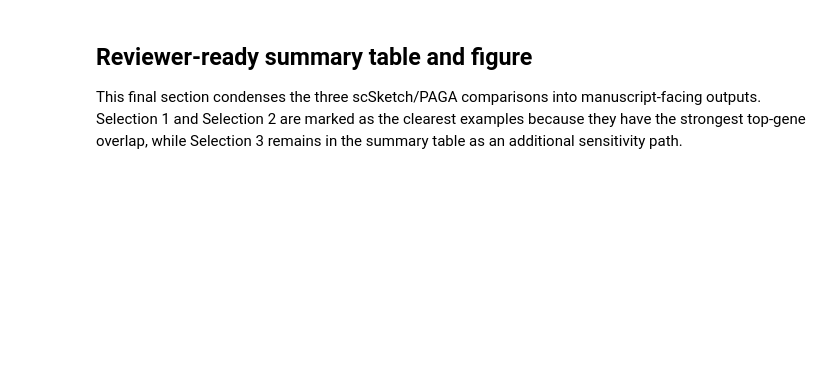
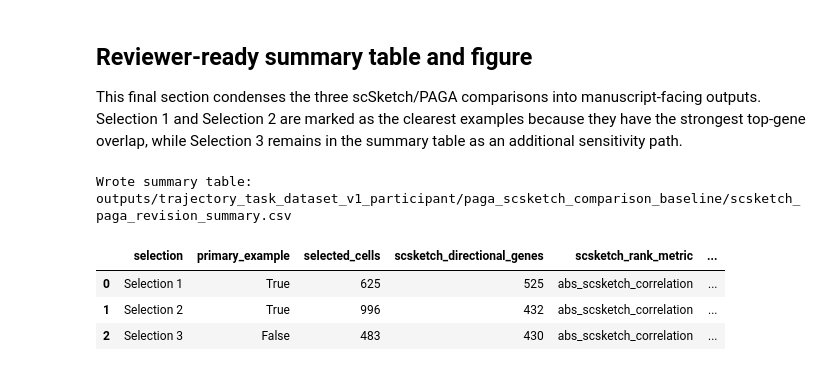
Before and after one commit to colabobio/scsketch, a Jupyter notebook: Manuscript/revision_analyses/paga_scsketch_comparison_baseline.ipynb, the cells around one changed output. Saved outputs shown, nothing was run; the diff lists cells and outputs as text; code cells hidden in the pictures; blank space fills up the shorter version.

```diff
--- a/Manuscript/revision_analyses/paga_scsketch_comparison_baseline.ipynb
+++ b/Manuscript/revision_analyses/paga_scsketch_comparison_baseline.ipynb
@@ -915,60 +1064,67 @@ This final section condenses the three scSketch/PAGA comparisons into manuscript
 SUMMARY_TOP_N = [25, 50, 100, 200]      #sets the top-N overlap cutoffs to report, and labels Selection 1 and Selection 2 as the main examples
 PRIMARY_SELECTIONS = {"Selection 1", "Selection 2"}
 
-summary_path = OUTPUT_DIR / "scsketch_paga_gene_overlap_summary.csv"
+summary_path = OUTPUT_DIR / "scsketch_paga_gene_overlap_summary.csv"     #defines the required input files
 shared_path = OUTPUT_DIR / "scsketch_paga_shared_top100_genes.csv"
 paths_path = OUTPUT_DIR / "scsketch_paga_all_selection_path_clusters.csv"
 
-for required_path in [summary_path, shared_path, paths_path]:
+for required_path in [summary_path, shared_path, paths_path]:           #checks that those files exist
     if not required_path.exists():
         raise FileNotFoundError(f"Missing comparison output: {required_path}")
 
-overlap_summary = pd.read_csv(summary_path)
+overlap_summary = pd.read_csv(summary_path)     #reads the files
 shared_top_genes = pd.read_csv(shared_path)
 all_paths = pd.read_csv(paths_path)
 
-def _file_counts(selection):
+def _file_counts(selection):          #counts how many cells and scSketch directional genes were exported for each selection
     slug = selection.lower().replace(" ", "_").replace("/", "_")
     cells = pd.read_csv(OUTPUT_DIR / f"scsketch_on_paga_umap_{slug}_selected_cells.csv")
     genes = pd.read_csv(OUTPUT_DIR / f"scsketch_on_paga_umap_{slug}_directional_genes.csv")
     return len(cells), len(genes)
 
 summary_rows = []
-for selection in sorted(overlap_summary["selection"].unique()):
+for selection in sorted(overlap_summary["selection"].unique()):    #builds one summary row per selection
     rows = overlap_summary.loc[overlap_summary["selection"] == selection].copy()
     selected_cells_n, directional_genes_n = _file_counts(selection)
-    path_clusters = (
+    path_clusters = (       #reconstructs the matched PAGA path as a readable string like 11->12->20
         all_paths.loc[all_paths["selection"] == selection]
         .sort_values("path_position")["leiden"]
         .astype(str)
         .tolist()
     )
-    shared_names = (
+    shared_names = (     #gets the first 10 readable gene names shared between the scSketch top 100 and PAGA/DPT top 100
         shared_top_genes.loc[shared_top_genes["selection"] == selection, "gene_short_name"]
         .dropna()
         .astype(str)
         .head(10)
         .tolist()
     )
     row = {
         "selection": selection,
         "primary_example": selection in PRIMARY_SELECTIONS,
         "selected_cells": selected_cells_n,
         "scsketch_directional_genes": directional_genes_n,
+        "scsketch_rank_metric": rows["scsketch_rank_metric"].iloc[0],  #records that overlap uses absolute scSketch directional correlation
         "paga_path_clusters": " -> ".join(path_clusters),
         "selection_dpt_orientation_r": rows["selection_dpt_orientation_r"].iloc[0],
         "top_shared_genes": ", ".join(shared_names),
     }
-    for top_n in SUMMARY_TOP_N:
+    for top_n in SUMMARY_TOP_N:    #for each top_n: adds the overlap metrics
         top_row = rows.loc[rows["top_n"] == top_n].iloc[0]
         row[f"top{top_n}_overlap"] = int(top_row["overlap"])
         row[f"top{top_n}_overlap_fraction"] = float(top_row["overlap"] / top_n)
         row[f"top{top_n}_jaccard"] = float(top_row["jaccard"])
     summary_rows.append(row)
 
-revision_summary = pd.DataFrame(summary_rows)
+revision_summary = pd.DataFrame(summary_rows)    #writes the final summary table
 revision_summary.to_csv(OUTPUT_DIR / "scsketch_paga_revision_summary.csv", index=False)
 
 print(f"Wrote summary table: {OUTPUT_DIR / 'scsketch_paga_revision_summary.csv'}")
 display(revision_summary)
+# %% [output]
+Wrote summary table: outputs/trajectory_task_dataset_v1_participant/paga_scsketch_comparison_baseline/scsketch_paga_revision_summary.csv
+|  | selection | primary_example | selected_cells | scsketch_directional_genes | scsketch_rank_metric | ... |
+| 0 | Selection 1 | True | 625 | 525 | abs_scsketch_correlation | ... |
+| 1 | Selection 2 | True | 996 | 432 | abs_scsketch_correlation | ... |
+| 2 | Selection 3 | False | 483 | 430 | abs_scsketch_correlation | ... |
 # %%
```
Also changed, not shown: parts of 16 cells of this notebook, 10 other files.
